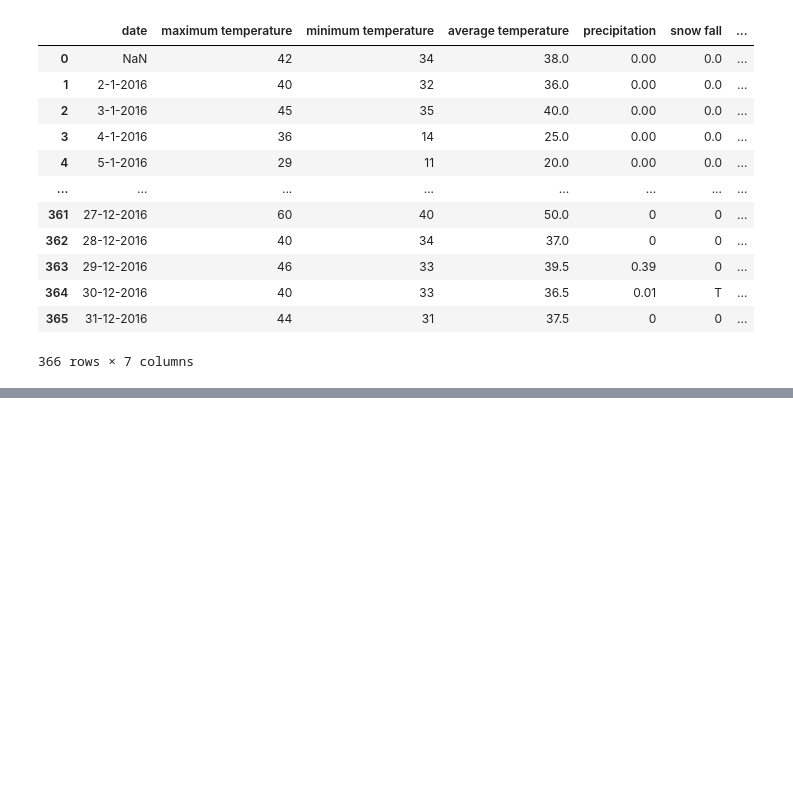
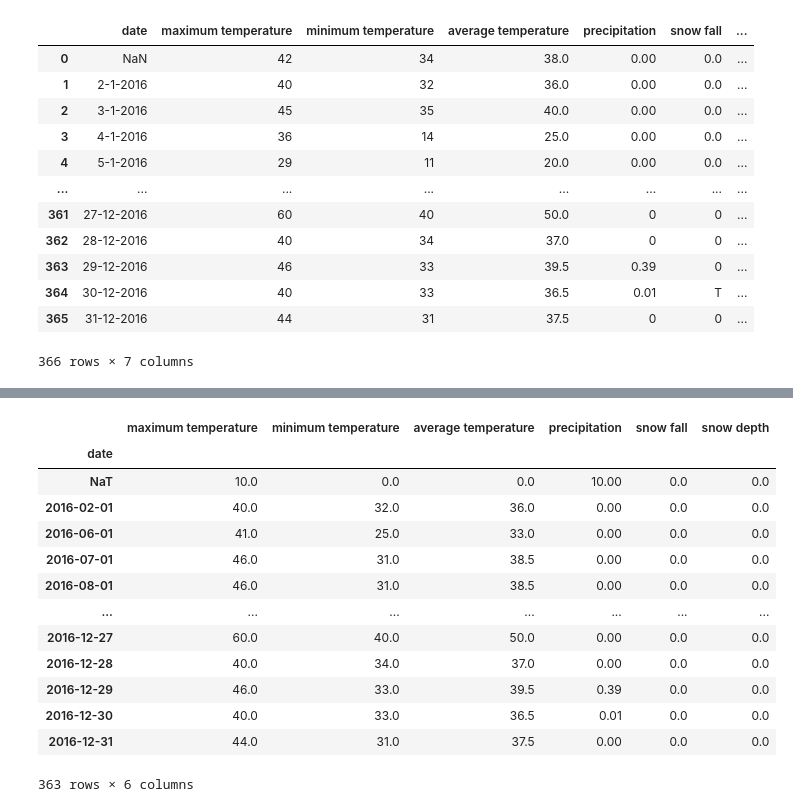
Before and after one commit to romannjoroge/DataScienceStar, a Jupyter notebook: pandas.ipynb, the cells around one changed output, grey strips where cells are left out. Saved outputs shown, nothing was run; the diff lists cells and outputs as text; code cells hidden in the pictures; blank space fills up the shorter version.

```diff
--- a/pandas.ipynb
+++ b/pandas.ipynb
@@ -192,0 +233,25 @@ df3.to_csv('new.csv', index=False, header=False) # To not export header names as
+# %%
+df3 = df.fillna({
+    'maximum temperature': 10,
+    'minimum temperature': 0,
+    'average temperature': 0,
+    'precipitation': 10.0,
+    'snow fall': 0,
+    'snow depth': 0
+})
+df3
+# %% [output]
+|  | maximum temperature | minimum temperature | average temperature | precipitation | snow fall | snow depth |
+| date |  |  |  |  |  |  |
+| NaT | 10.0 | 0.0 | 0.0 | 10.00 | 0.0 | 0.0 |
+| 2016-02-01 | 40.0 | 32.0 | 36.0 | 0.00 | 0.0 | 0.0 |
+| 2016-06-01 | 41.0 | 25.0 | 33.0 | 0.00 | 0.0 | 0.0 |
+| 2016-07-01 | 46.0 | 31.0 | 38.5 | 0.00 | 0.0 | 0.0 |
+| 2016-08-01 | 46.0 | 31.0 | 38.5 | 0.00 | 0.0 | 0.0 |
+| ... | ... | ... | ... | ... | ... | ... |
+| 2016-12-27 | 60.0 | 40.0 | 50.0 | 0.00 | 0.0 | 0.0 |
+| 2016-12-28 | 40.0 | 34.0 | 37.0 | 0.00 | 0.0 | 0.0 |
+| 2016-12-29 | 46.0 | 33.0 | 39.5 | 0.39 | 0.0 | 0.0 |
+| 2016-12-30 | 40.0 | 33.0 | 36.5 | 0.01 | 0.0 | 0.0 |
+| 2016-12-31 | 44.0 | 31.0 | 37.5 | 0.00 | 0.0 | 0.0 |
+363 rows × 6 columns
```
Also changed, not shown: parts of 13 cells of this notebook, 1 other file.
